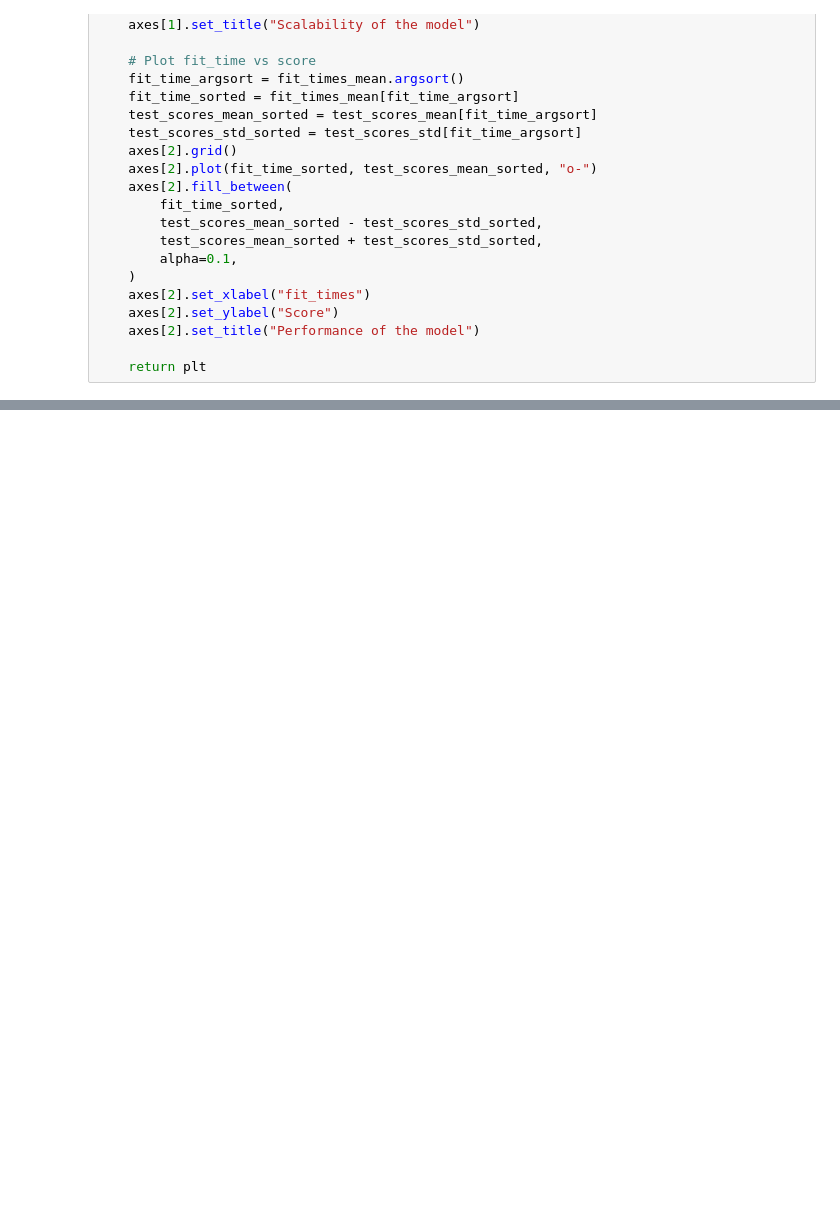
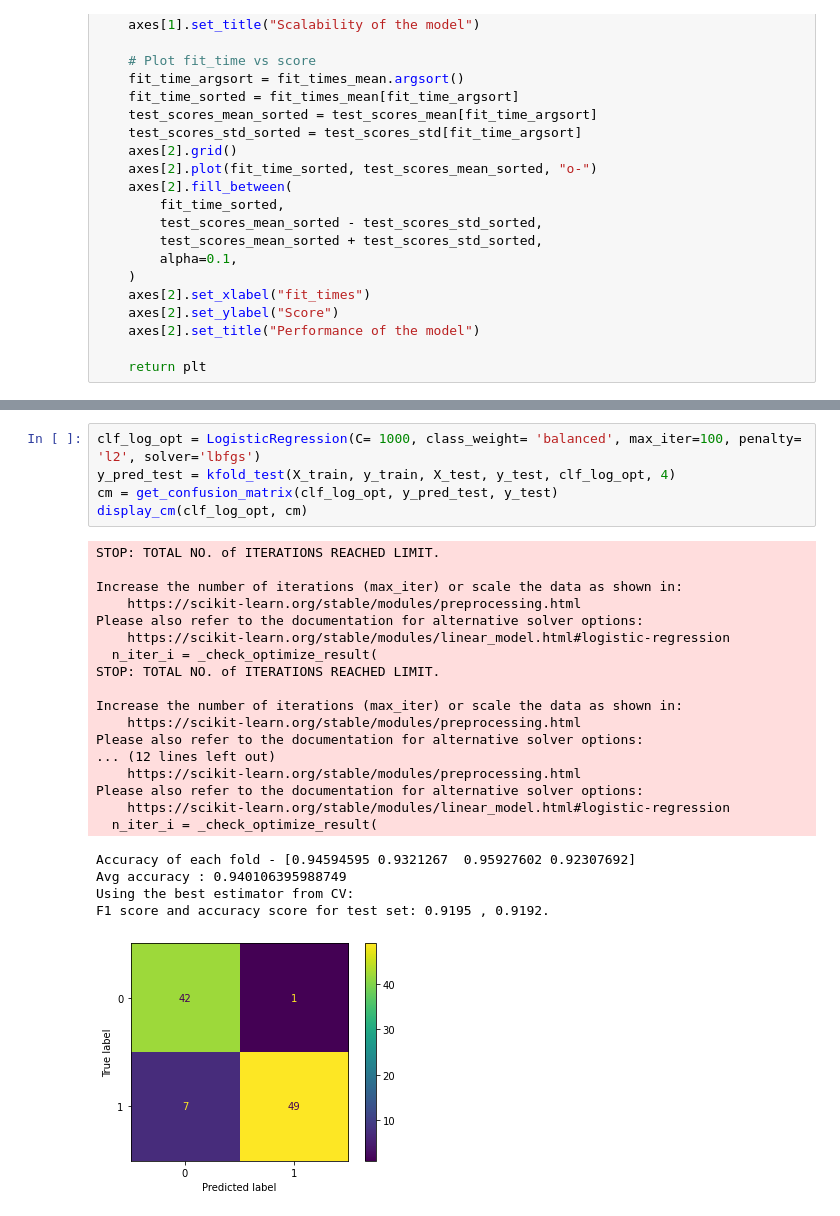
Before and after one commit to alexandreserras/Credit-Card-Fraud-Detection, a Jupyter notebook: Projeto.ipynb, the cells around one changed output, grey strips where cells are left out. Saved outputs shown, nothing was run; the diff lists cells and outputs as text; blank space fills up the shorter version.

```diff
--- a/Projeto.ipynb
+++ b/Projeto.ipynb
@@ -832,0 +1001,28 @@ AttributeError: 'LogisticRegression' object has no attribute 'classes_'
+# %%
+clf_log_opt = LogisticRegression(C= 1000, class_weight= 'balanced', max_iter=100, penalty= 'l2', solver='lbfgs')
+y_pred_test = kfold_test(X_train, y_train, X_test, y_test, clf_log_opt, 4)
+cm = get_confusion_matrix(clf_log_opt, y_pred_test, y_test)
+display_cm(clf_log_opt, cm)
+# %% [output]
+STOP: TOTAL NO. of ITERATIONS REACHED LIMIT.
+
+Increase the number of iterations (max_iter) or scale the data as shown in:
+    https://scikit-learn.org/stable/modules/preprocessing.html
+Please also refer to the documentation for alternative solver options:
+    https://scikit-learn.org/stable/modules/linear_model.html#logistic-regression
+  n_iter_i = _check_optimize_result(
+STOP: TOTAL NO. of ITERATIONS REACHED LIMIT.
+
+Increase the number of iterations (max_iter) or scale the data as shown in:
+    https://scikit-learn.org/stable/modules/preprocessing.html
+Please also refer to the documentation for alternative solver options:
+... (12 lines left out)
+    https://scikit-learn.org/stable/modules/preprocessing.html
+Please also refer to the documentation for alternative solver options:
+    https://scikit-learn.org/stable/modules/linear_model.html#logistic-regression
+  n_iter_i = _check_optimize_result(
+Accuracy of each fold - [0.94594595 0.9321267  0.95927602 0.92307692]
+Avg accuracy : 0.940106395988749
+Using the best estimator from CV:
+F1 score and accuracy score for test set: 0.9195 , 0.9192.
+[figure, added]
```
Also changed, not shown: parts of 38 cells of this notebook.
